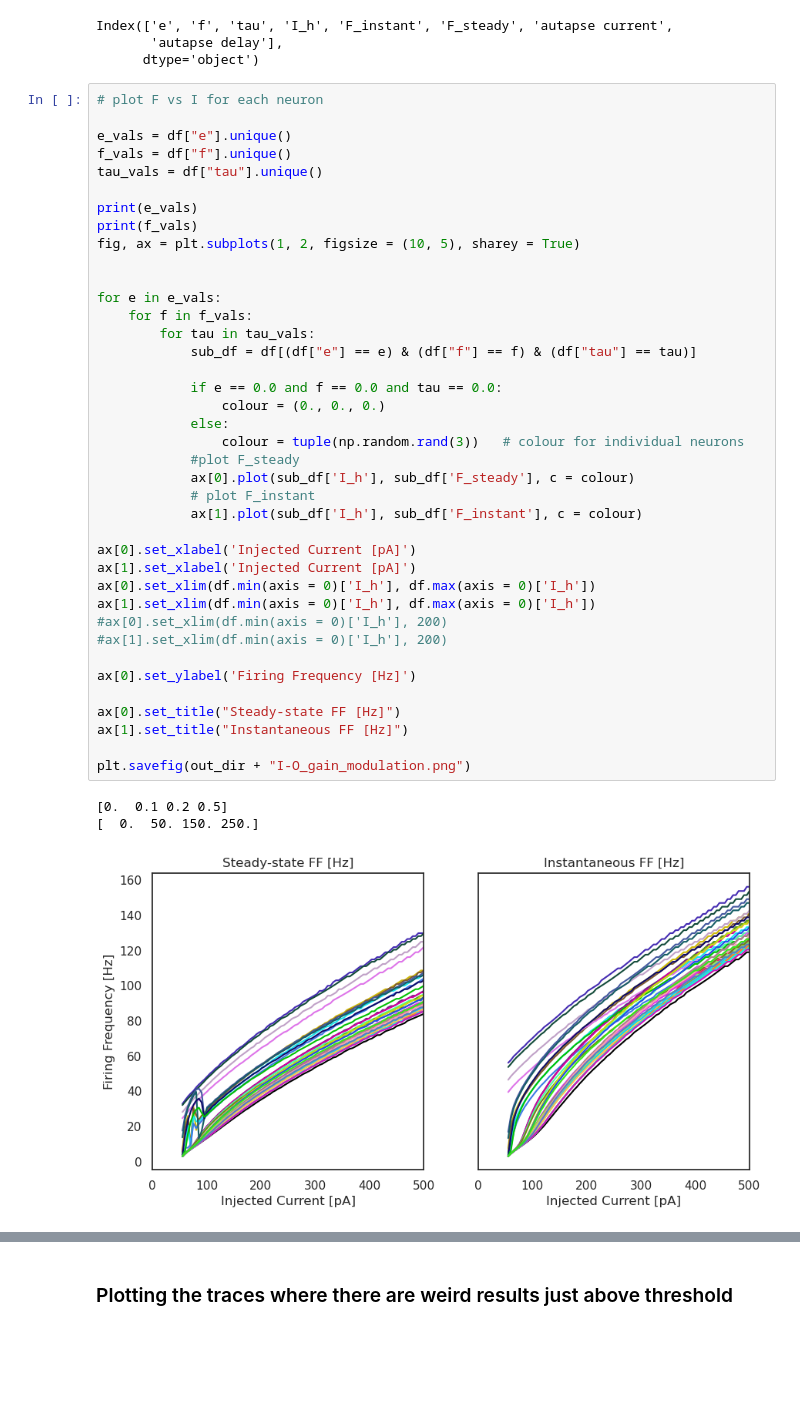
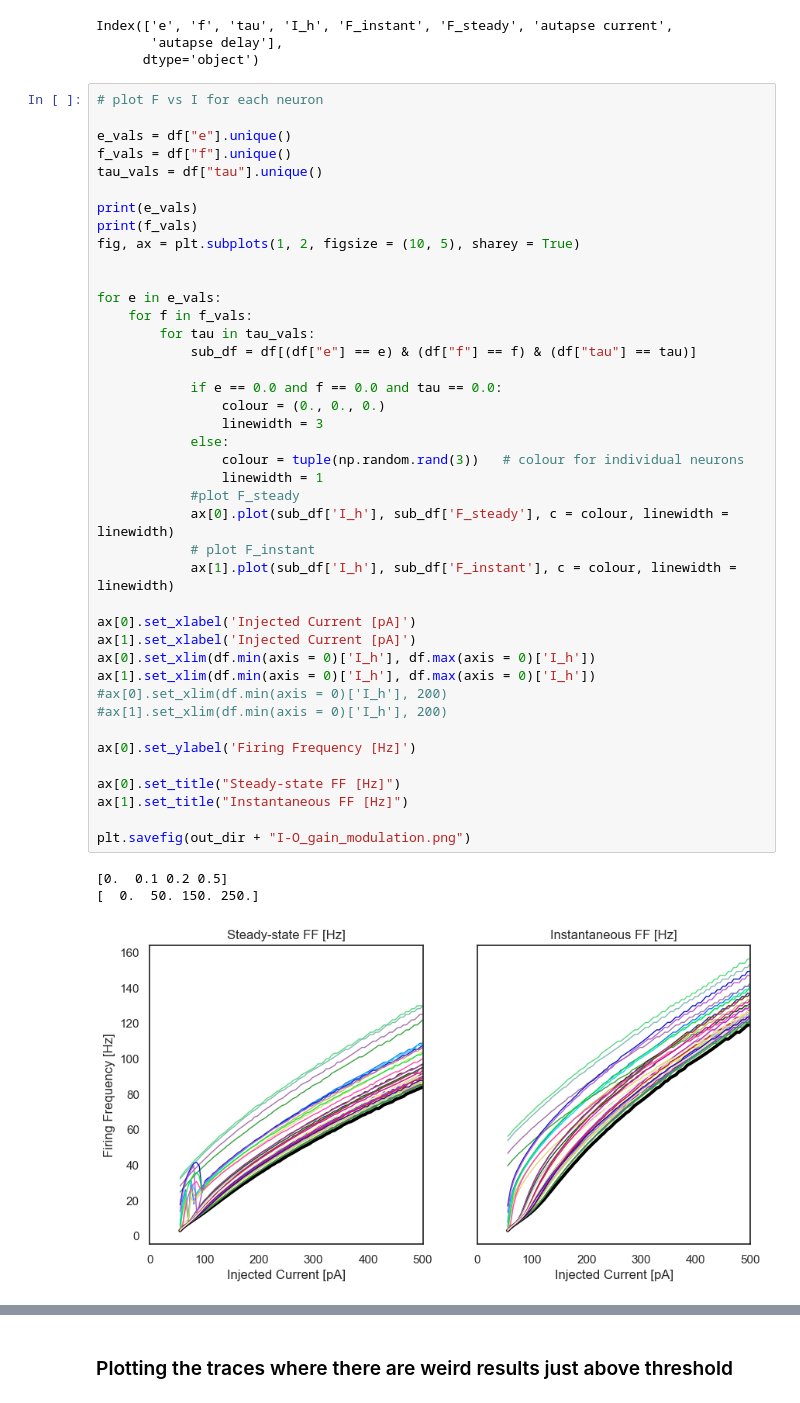
Before and after one commit to liammcs10/AQUA_project, a Jupyter notebook: bursting/plotting_gain_RS_int.ipynb, the cells around one changed output, grey strips where cells are left out. Drawn from its saved outputs; the diff is of its cells as text; blank space fills up the shorter version.

```diff
--- a/bursting/plotting_gain_RS_int.ipynb
+++ b/bursting/plotting_gain_RS_int.ipynb
@@ -52,36 +52,38 @@ fig, ax = plt.subplots(1, 2, figsize = (10, 5), sharey = True)
 
 
 for e in e_vals:
     for f in f_vals:
         for tau in tau_vals:
             sub_df = df[(df["e"] == e) & (df["f"] == f) & (df["tau"] == tau)]
 
             if e == 0.0 and f == 0.0 and tau == 0.0:
                 colour = (0., 0., 0.)
+                linewidth = 3
             else:
                 colour = tuple(np.random.rand(3))   # colour for individual neurons
+                linewidth = 1
             #plot F_steady
-            ax[0].plot(sub_df['I_h'], sub_df['F_steady'], c = colour)
+            ax[0].plot(sub_df['I_h'], sub_df['F_steady'], c = colour, linewidth = linewidth)
             # plot F_instant
-            ax[1].plot(sub_df['I_h'], sub_df['F_instant'], c = colour)
+            ax[1].plot(sub_df['I_h'], sub_df['F_instant'], c = colour, linewidth = linewidth)
 
 ax[0].set_xlabel('Injected Current [pA]')
 ax[1].set_xlabel('Injected Current [pA]')
 ax[0].set_xlim(df.min(axis = 0)['I_h'], df.max(axis = 0)['I_h'])
 ax[1].set_xlim(df.min(axis = 0)['I_h'], df.max(axis = 0)['I_h'])
 #ax[0].set_xlim(df.min(axis = 0)['I_h'], 200)
 #ax[1].set_xlim(df.min(axis = 0)['I_h'], 200)
 
 ax[0].set_ylabel('Firing Frequency [Hz]')
 
 ax[0].set_title("Steady-state FF [Hz]")
 ax[1].set_title("Instantaneous FF [Hz]")
 
 plt.savefig(out_dir + "I-O_gain_modulation.png")
 # %% [output]
 [0.  0.1 0.2 0.5]
 [  0.  50. 150. 250.]
-[figure, old version]
+[figure, new version]
 # %%
 # plot heatmap of F-steady/instant versus autapse current and delay...
 
```
Also changed, not shown: parts of 5 cells of this notebook, 6 other files.
